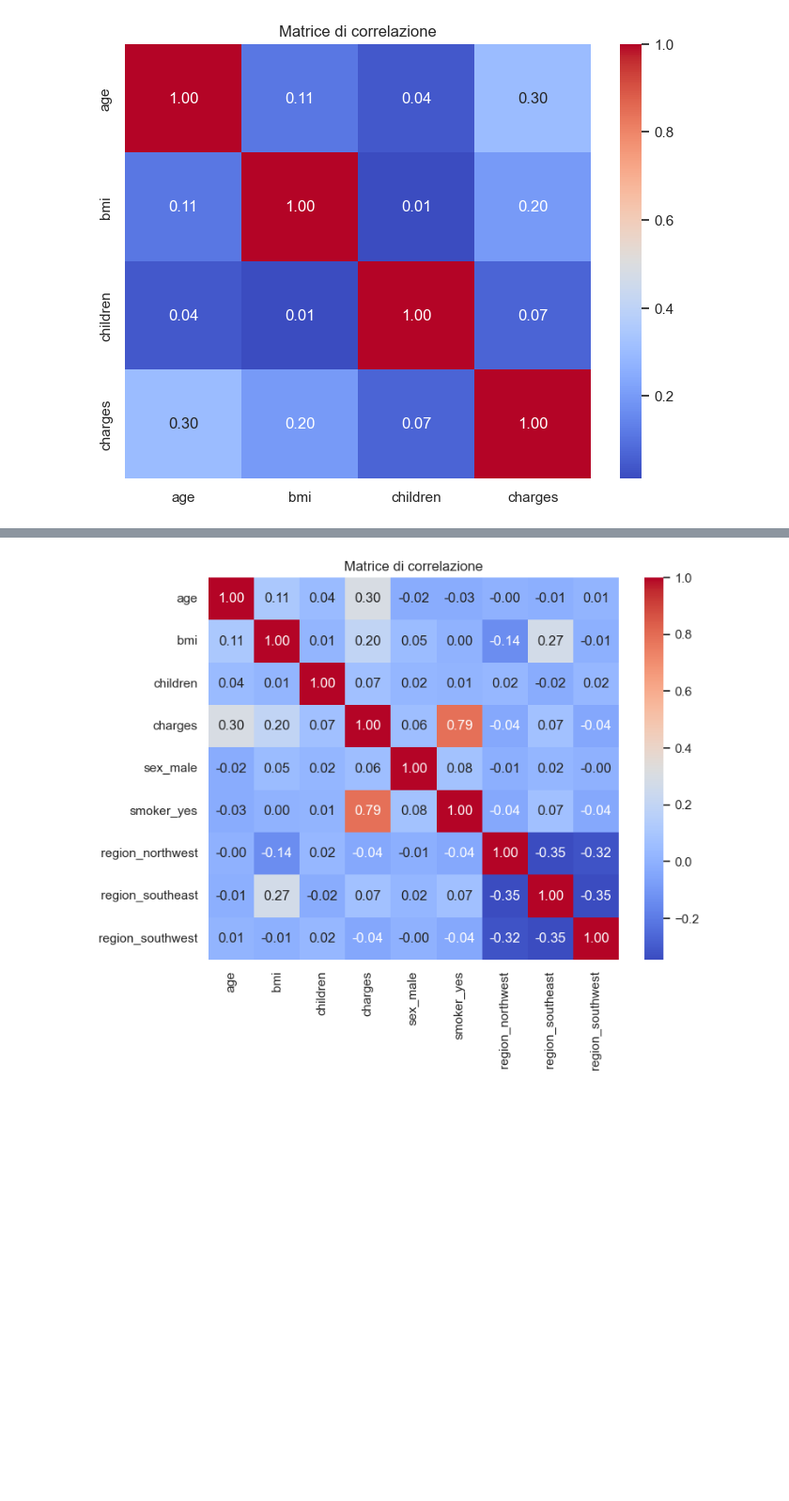
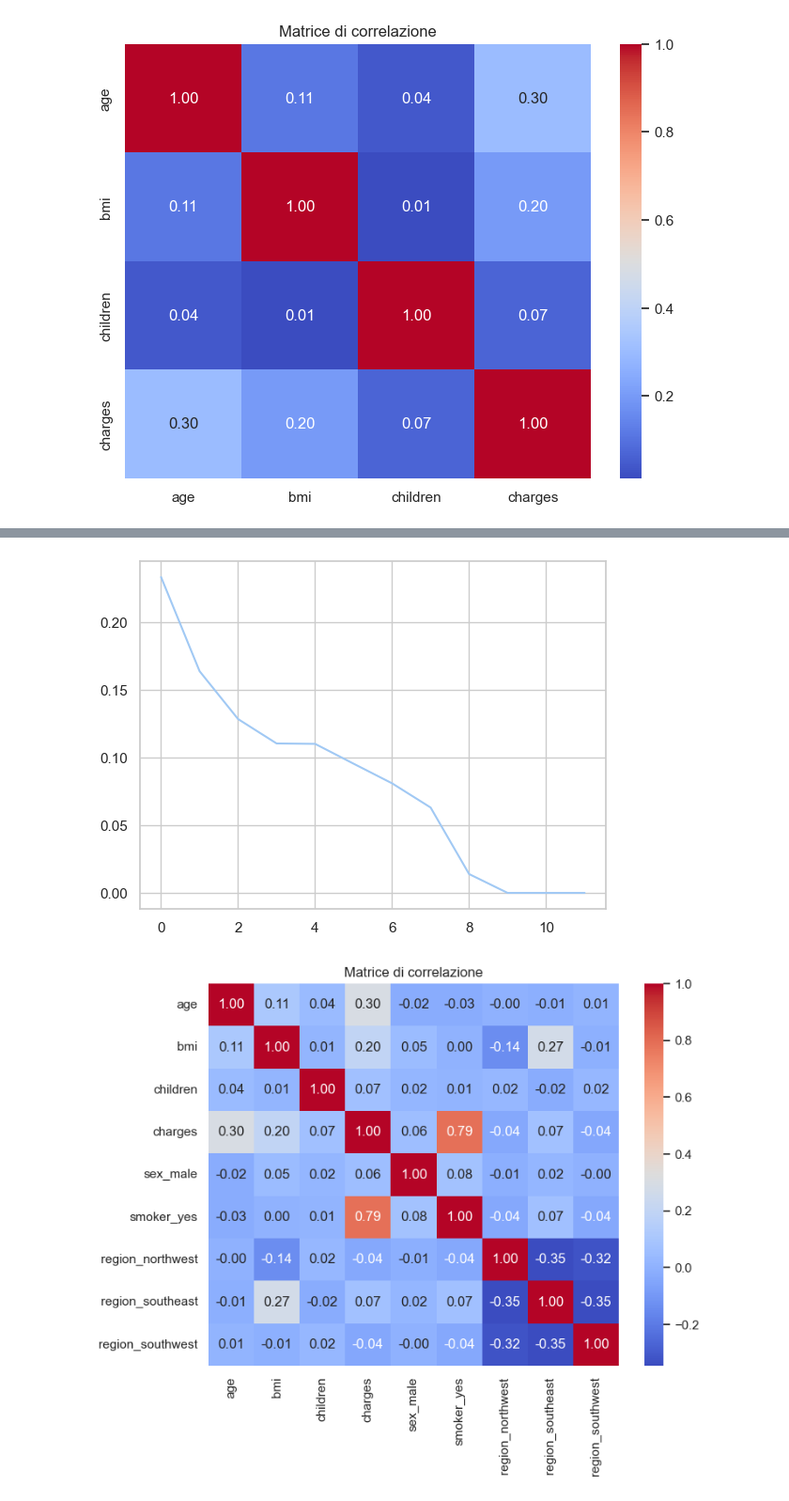
Before and after one commit to DavideZFC/DataScience, a Jupyter notebook: ex_5.ipynb, the cells around one changed output, grey strips where cells are left out. Shown at 94% size. Saved outputs shown, nothing was run; the diff lists cells and outputs as text; code cells hidden in the pictures; blank space fills up the shorter version.

```diff
--- a/ex_5.ipynb
+++ b/ex_5.ipynb
@@ -46,3 +54,14 @@ plt.show()
+# %%
+pca = PCA()
+scaler = StandardScaler()
+scaler.fit(pd.get_dummies(df))
+scaled_df = scaler.transform(pd.get_dummies(df))
+pca.fit(scaled_df)
+
+plt.plot(pca.explained_variance_ratio_)
+plt.show()
+# %% [output]
+[figure, added]
 # %%
 plt.figure(figsize=(8, 6))
 numeric_df = pd.get_dummies(df, drop_first=True)
```
Also changed, not shown: parts of 2 cells of this notebook, 1 other file.
